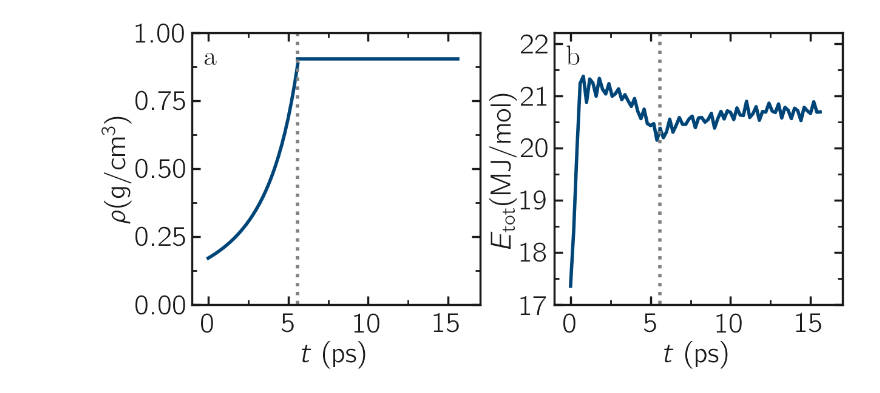
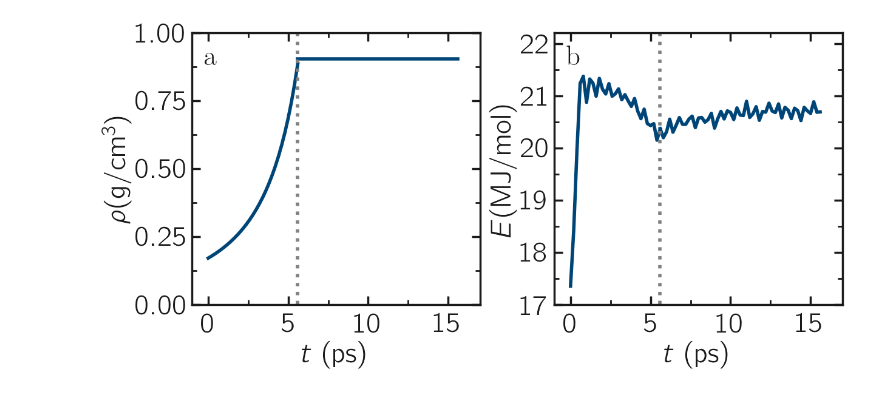
Before and after one commit to lammpstutorials/lammpstutorials-article, a Jupyter notebook: files/tutorial8/solution/mixing.ipynb, the cells around one changed output. Cells and saved outputs as stored; diff of their text form; code cells hidden in the pictures.

```diff
--- a/files/tutorial8/solution/mixing.ipynb
+++ b/files/tutorial8/solution/mixing.ipynb
@@ -56,32 +56,32 @@ myplt.add_plot(x = np.array(data_matrixes[1])[:,0]/1000+np.max(np.array(data_mat
                marker = "-", data_color = 2, markersize = 12)
 x = np.linspace(-1000, 1000)
 myplt.add_plot(x = x*0+5.6, y = x, type = "plot", linewidth_data = 1.5,
                marker = ":", data_color = color4, markersize = 12)
 myplt.set_boundaries(x_boundaries=(-1, 17), x_ticks=np.arange(0, 15.1, 5),
                      y_boundaries=(0, 1), y_ticks=np.arange(0, 1.01, 0.25))
 myplt.complete_panel(ylabel = r'$\rho (\mathrm{g}/\mathrm{cm}^3)$',
                      xlabel = r'$t ~ \mathrm{(ps)}$',
                      xpad = 10, legend=False, handlelength_legend=1)
 
 myplt.add_panel()
 myplt.add_plot(x = np.array(data_matrixes[0])[:,0]/1000,
                y =  np.array(data_matrixes[0])[:,3]/1000,
                type = "plot", linewidth_data = 3,
                marker = "-", data_color = 2, markersize = 12)
 myplt.add_plot(x = np.array(data_matrixes[1])[:,0]/1000+np.max(np.array(data_matrixes[0])[:,0])/1000,
                y =  np.array(data_matrixes[1])[:,3]/1000,
                type = "plot", linewidth_data = 3,
                marker = "-", data_color = 2, markersize = 12)
 x = np.linspace(-1000, 1000)
 myplt.add_plot(x = x*0+5.6, y = x, type = "plot", linewidth_data = 1.5,
                marker = ":", data_color = color4, markersize = 12)
 myplt.set_boundaries(x_boundaries=(-1, 17), x_ticks=np.arange(0, 15.1, 5),
                      y_boundaries=(17, 22.2), y_ticks=np.arange(17, 22.1, 1))
-myplt.complete_panel(ylabel = r'$E_\mathrm{tot} (\mathrm{MJ}/\mathrm{mol})$',
+myplt.complete_panel(ylabel = r'$E (\mathrm{MJ}/\mathrm{mol})$',
                      xlabel = r'$t ~ \mathrm{(ps)}$',
                      xpad = 10, legend=False, handlelength_legend=1)
 
 myplt.add_subplotlabels()
 myplt.save_figure(filename = filename, saving_path = path_figures)
 # %% [output]
-[figure, old version]
+[figure, new version]
```
Also changed, not shown: 14 other files.
